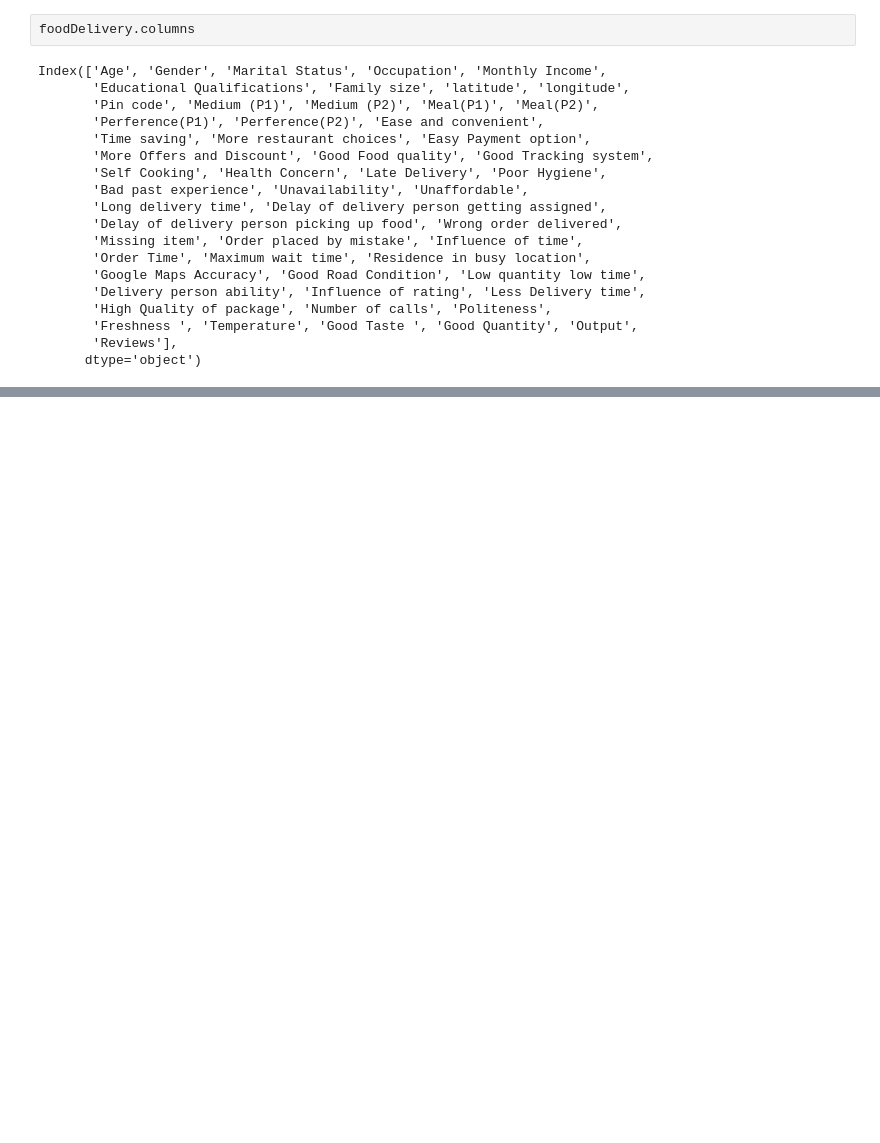
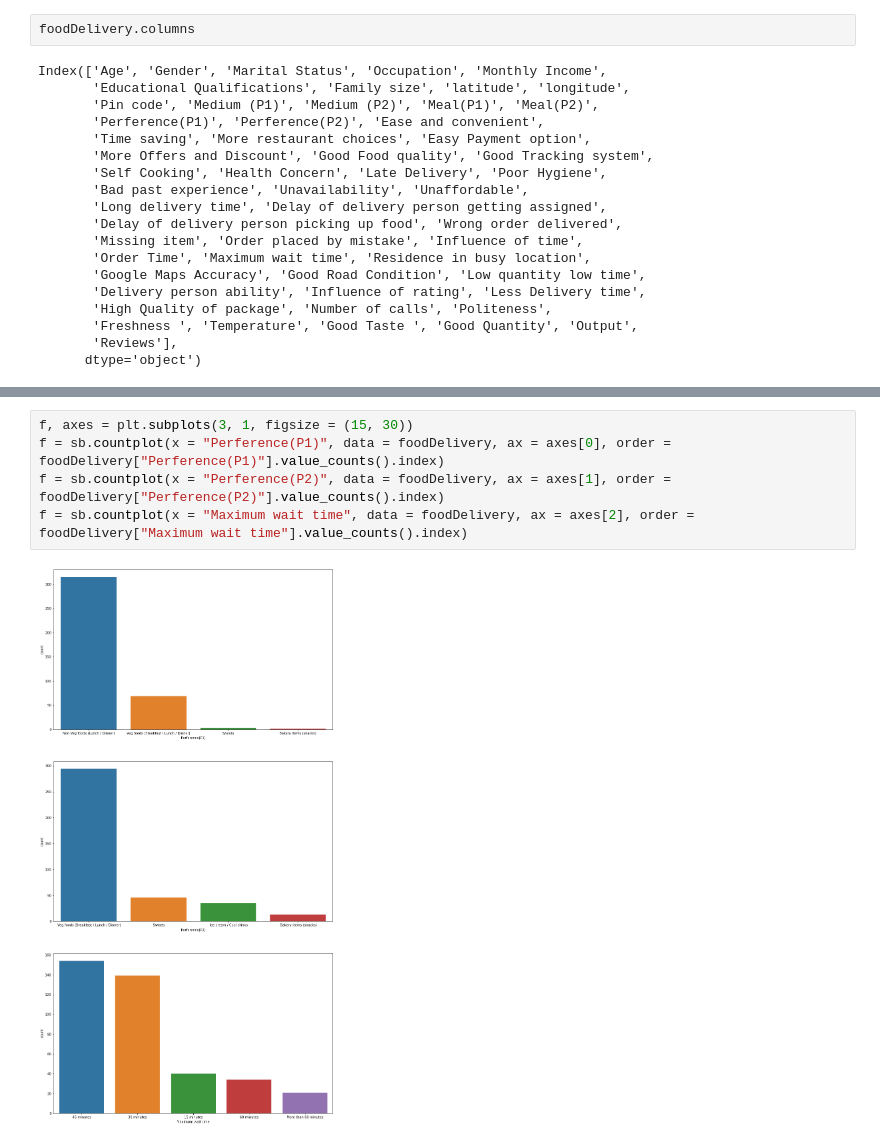
Before and after one commit to DanielxDante/restaurant-conundrum, a Jupyter notebook: main.ipynb, the cells around one changed output, grey strips where cells are left out. Drawn from its saved outputs; the diff is of its cells as text; blank space fills up the shorter version.

```diff
--- a/main.ipynb
+++ b/main.ipynb
@@ -229,0 +225,7 @@ Marital Status, Occupation, Monthly Income, Educational Qualifications, Family s
+# %%
+f, axes = plt.subplots(3, 1, figsize = (15, 30))
+f = sb.countplot(x = "Perference(P1)", data = foodDelivery, ax = axes[0], order = foodDelivery["Perference(P1)"].value_counts().index)
+f = sb.countplot(x = "Perference(P2)", data = foodDelivery, ax = axes[1], order = foodDelivery["Perference(P2)"].value_counts().index)
+f = sb.countplot(x = "Maximum wait time", data = foodDelivery, ax = axes[2], order = foodDelivery["Maximum wait time"].value_counts().index)
+# %% [output]
+[figure, added]
```
Also changed, not shown: parts of 24 cells of this notebook, 1 other file.
